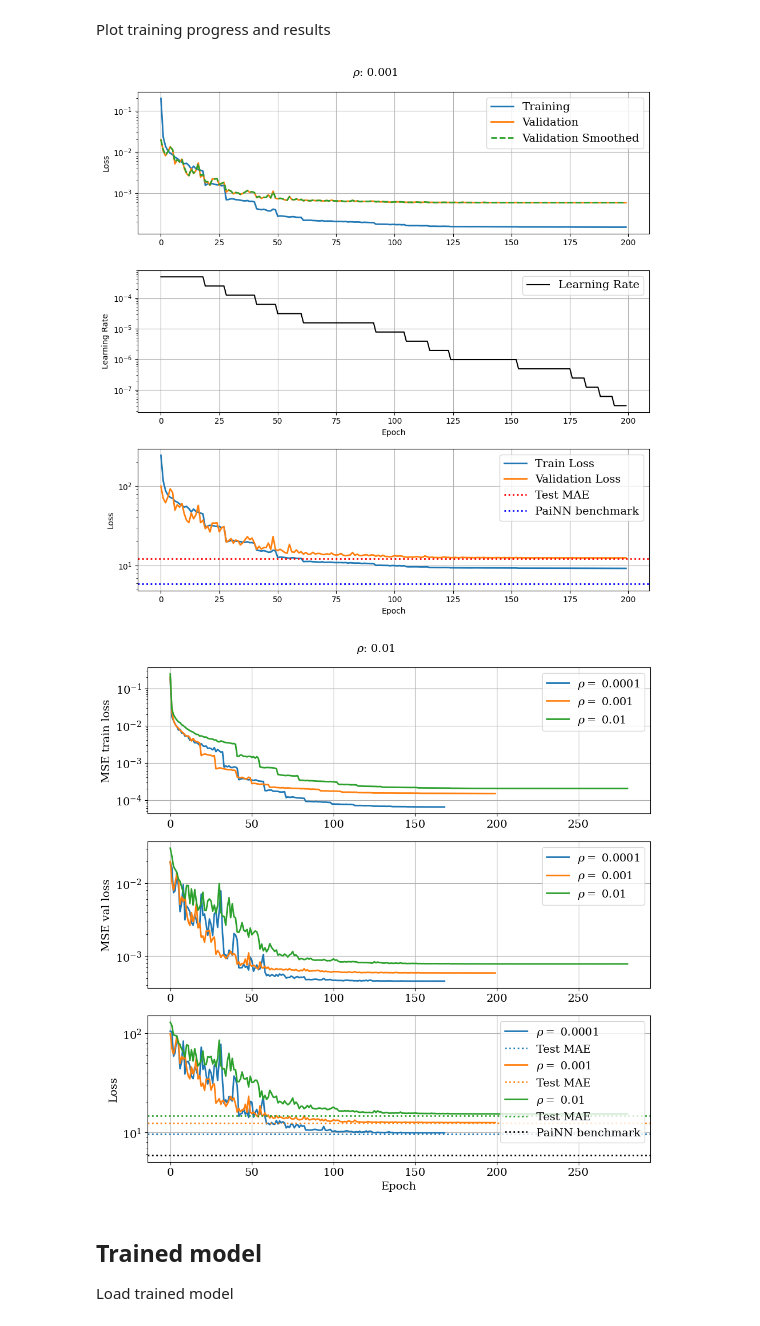
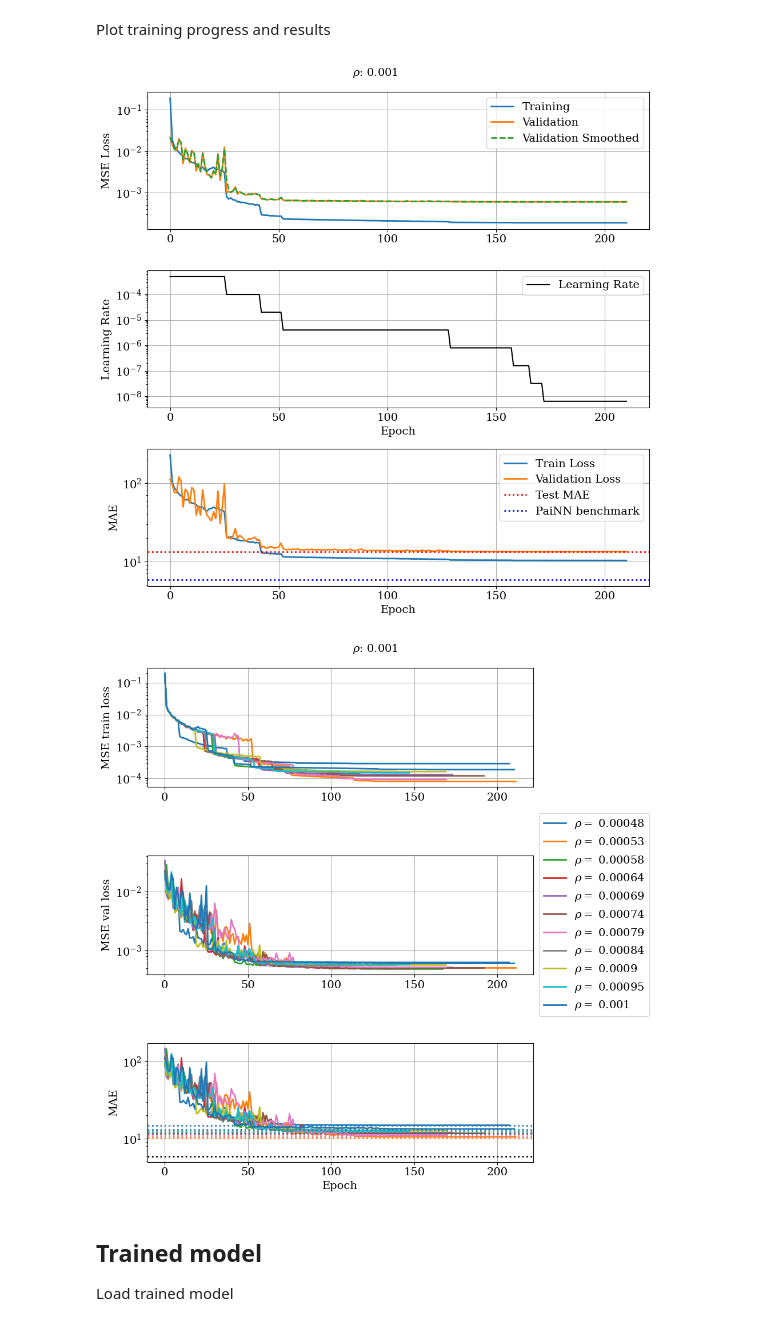
Before and after one commit to MarkusTHolm/DeepLearning_PAINN, a Jupyter notebook: examples/dataplotter_sam.ipynb, the cells around one changed output. Cells and saved outputs as stored; diff of their text form; code cells hidden in the pictures.

Commit message:
Created new jobscript and plots for sam

```diff
--- a/examples/dataplotter_sam.ipynb
+++ b/examples/dataplotter_sam.ipynb
@@ -51,12 +51,13 @@ def load_all_results(parameter, values, relative_path):
                         res_all[f"{parameter}_{val}"] = res
     return res_all
 
-relative_path = 'runs/train/2024-11-25'
+relative_path = 'runs/train/2024-11-28'
 parameter = 'rho'
 target = 'U0'
-values = [0.0001,0.001,0.01]
+values = [0.00048,0.00053,0.00058,0.00064,0.00069,0.00074,0.00079,0.00084,0.00090,0.00095,0.001]
+#values = [0.001,0.01,0.1,0.005,0.05]
 res_all = load_all_results(parameter, values, relative_path)
 
 print(res_all.keys())
-res_all['rho_0.001'].keys()
+res_all['rho_0.00048'].keys()
 # %% [output]
@@ -103,7 +104,7 @@ def plot_training_progress(data):
     except:
         pass
     # ax1.set_xlabel('Epoch')
-    ax1.set_ylabel('Loss')
+    ax1.set_ylabel('MSE Loss')
     ax1.legend(loc='upper right')  # Legend for the first y-axis
     ax1.grid(True)
 
@@ -122,7 +123,7 @@ def plot_training_progress(data):
     ax3.semilogy(data['epoch'], data['train_MAE'],'-', lw=lw, label='Train Loss')
     ax3.semilogy(data['epoch'], data['val_MAE'],'-', lw=lw, label='Validation Loss')
     ax3.set_xlabel('Epoch')
-    ax3.set_ylabel('Loss')
+    ax3.set_ylabel('MAE')
         # Plot test MAE as a horizontal line
     test_mae = data['test_MAE'][0]  # Convert tensor to a scalar
     ax3.axhline(y=test_mae, color='r', linestyle=':', lw=lw, label='Test MAE')
@@ -134,7 +135,7 @@ def plot_training_progress(data):
 
 plot_training_progress(res_all['rho_0.001'])
 # %% [output]
-[figure, old version]
+[figure, new version]
 # %%
 fig, (ax1, ax2, ax3) = plt.subplots(3, 1, figsize=(10, 10), height_ratios=[1, 1.0, 1])
 
@@ -143,38 +144,39 @@ define_plot_settings(14)
 def plot_all(data):
     lw = 2.0
     # Plot primary y-axis (losses) on the first subplot
     for data in data.values():
         ax1.semilogy(data['epoch'], data['train_loss'],'-', lw=lw, label=f'$\\rho =$ {data["rho"]}')
         ax1.set_ylabel('MSE train loss')
-        ax1.legend(loc='upper right')  # Legend for the first y-axis
+        #ax1.legend(loc='upper right')  # Legend for the first y-axis
         ax1.grid(True)
 
 
         ax2.semilogy(data['epoch'], data['val_loss'],'-', lw=lw, label=f'$\\rho =$ {data["rho"]}')
         ax2.set_ylabel('MSE val loss')
-        ax2.legend(loc='upper right')  # Legend for the first y-axis
+        ax2.legend(loc='center left', bbox_to_anchor=(1, 0.5))  # Legend for the first y-axis
         ax2.grid(True)
 
         # Plot primary y-axis (losses) on the first subplot
         ax3.semilogy(data['epoch'], data['val_MAE'],'-', lw=lw, label=f'$\\rho =$ {data["rho"]}')
         ax3.set_xlabel('Epoch')
-        ax3.set_ylabel('Loss')
+        ax3.set_ylabel('MAE')
             # Plot test MAE as a horizontal line
         test_mae = data['test_MAE'][0]  # Convert tensor to a scalar
         ax3.axhline(y=test_mae, color=ax3.get_lines()[-1].get_color(), linestyle=':', lw=lw, label='Test MAE')
     ax3.axhline(y=df[target]['Reference'], color='k', linestyle=':', lw=lw, label='PaiNN benchmark')
-    ax3.legend(loc='upper right')  # Update legend to include Test MAE
+    # Put a legend to the right of the current axis
+    #ax3.legend(loc='center left', bbox_to_anchor=(1, 0.5))
     ax3.grid(True)
 
     plt.suptitle(f"$\\rho$: {data['rho']}")
     fig.tight_layout()
 
     fig.tight_layout()
     plt.show()
 
 plot_all(res_all)
 # %% [output]
-[figure, old version]
+[figure, new version]
 # %% [markdown]
 ## Trained model
 
```
Also changed, not shown: parts of 2 cells of this notebook, 5 other files.
